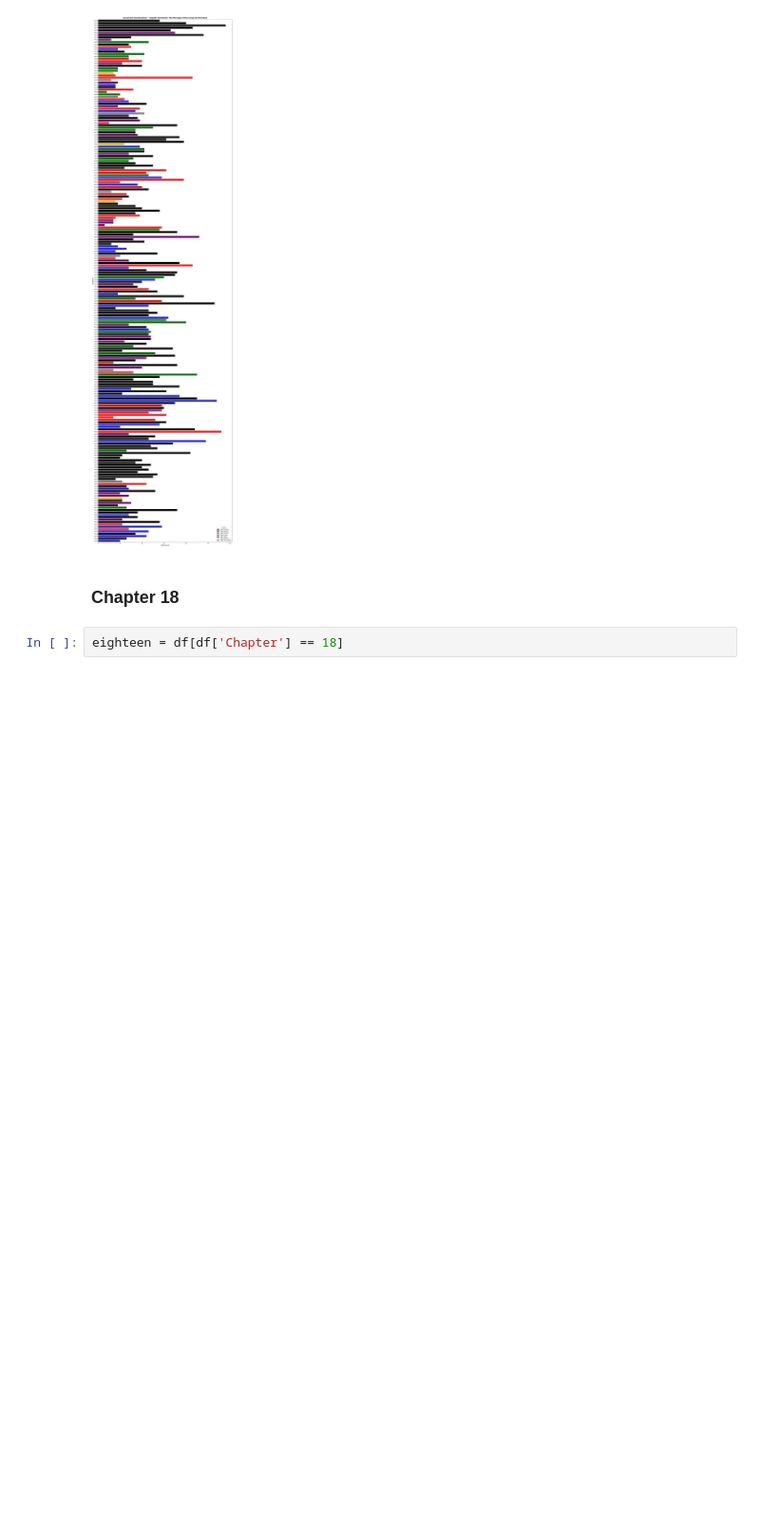
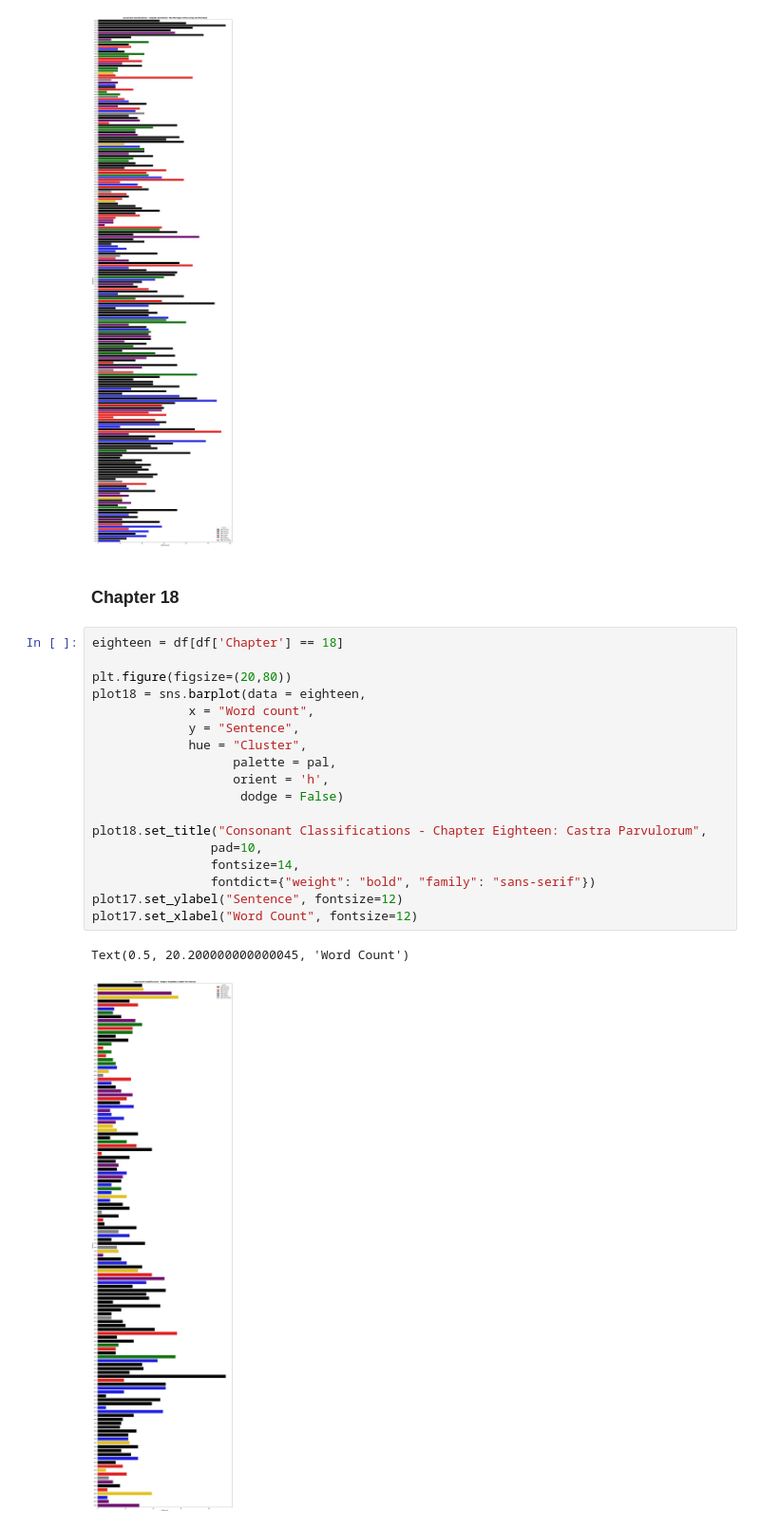
Before and after one commit to GwenGrant/War-in-Heaven, a Jupyter notebook: Appendix 5 - War in Heaven Clustering.ipynb, the cells around one changed output. Shown at 95% size. Cells and saved outputs as stored; diff of their text form; blank space fills up the shorter version.

```diff
--- a/Appendix 5 - War in Heaven Clustering.ipynb
+++ b/Appendix 5 - War in Heaven Clustering.ipynb
@@ -465,5 +465,24 @@ Text(0.5, 0, 'Word Count')
 [figure]
 # %% [markdown]
 ### Chapter 18
-# %%
-eighteen = df[df['Chapter'] == 18]
+# %%
+eighteen = df[df['Chapter'] == 18]
+
+plt.figure(figsize=(20,80))
+plot18 = sns.barplot(data = eighteen,
+             x = "Word count",
+             y = "Sentence",
+             hue = "Cluster",
+                   palette = pal,
+                   orient = 'h',
+                    dodge = False)
+
+plot18.set_title("Consonant Classifications - Chapter Eighteen: Castra Parvulorum",
+                pad=10,
+                fontsize=14,
+                fontdict={"weight": "bold", "family": "sans-serif"})
+plot17.set_ylabel("Sentence", fontsize=12)
+plot17.set_xlabel("Word Count", fontsize=12)
+# %% [output]
+Text(0.5, 20.200000000000045, 'Word Count')
+[figure, added]
```
